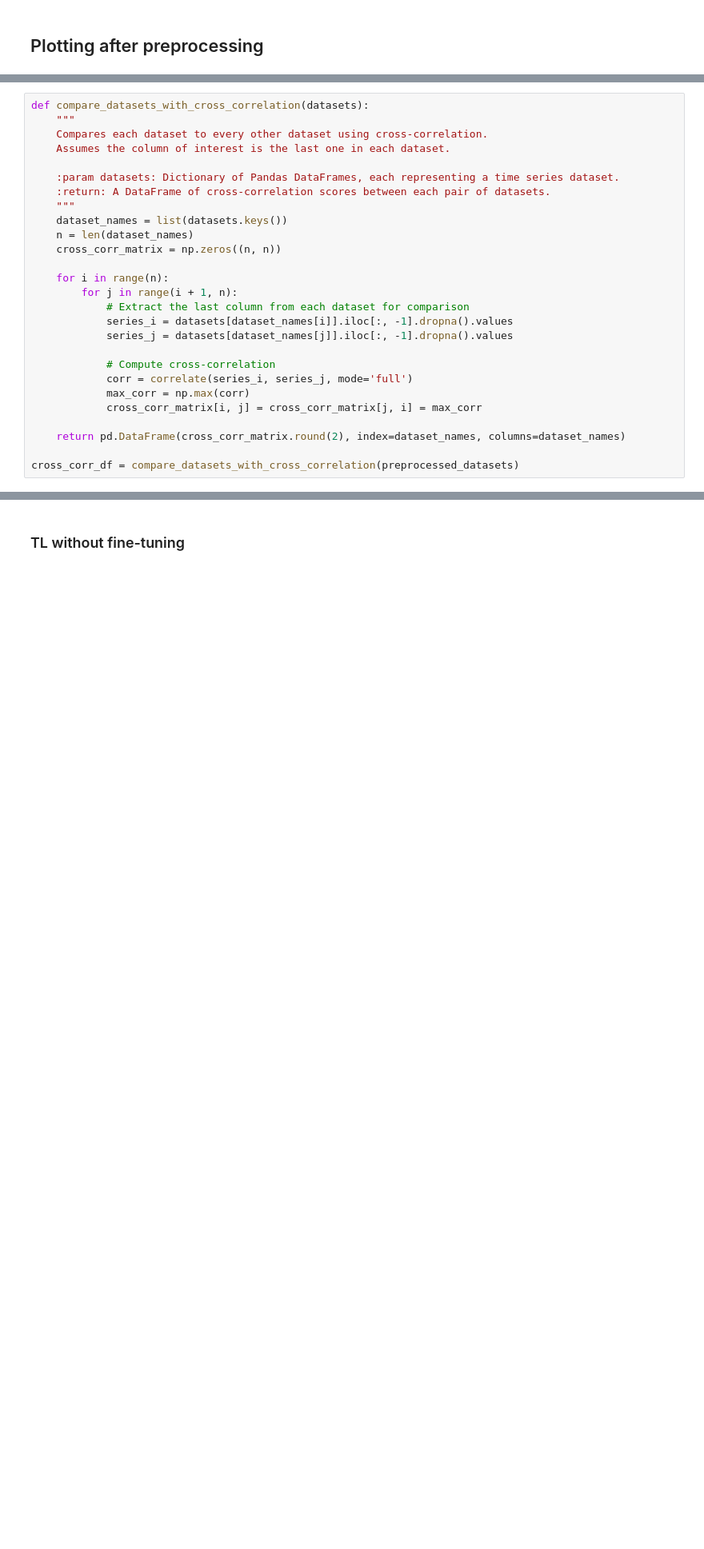
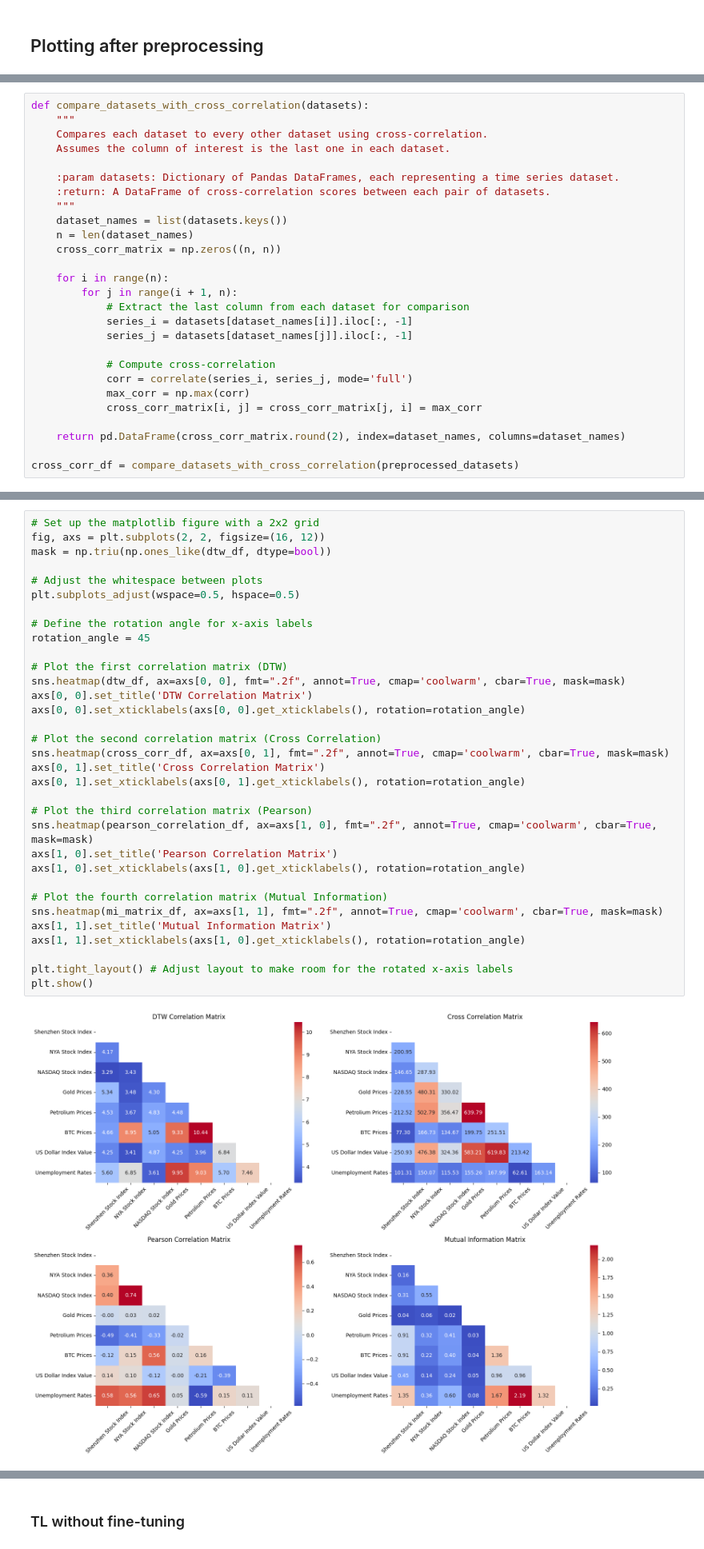
Before and after one commit to kimkynningsrud/MasterThesis2024, a Jupyter notebook: code.ipynb, the cells around one changed output, grey strips where cells are left out. Shown at 80% size. Drawn from its saved outputs; the diff is of its cells as text; blank space fills up the shorter version.

```diff
--- a/code.ipynb
+++ b/code.ipynb
@@ -472,8 +437,8 @@ def compare_datasets_with_cross_correlation(datasets):
     for i in range(n):
         for j in range(i + 1, n):
             # Extract the last column from each dataset for comparison
-            series_i = datasets[dataset_names[i]].iloc[:, -1].dropna().values
-            series_j = datasets[dataset_names[j]].iloc[:, -1].dropna().values
+            series_i = datasets[dataset_names[i]].iloc[:, -1]
+            series_j = datasets[dataset_names[j]].iloc[:, -1]
 
             # Compute cross-correlation
             corr = correlate(series_i, series_j, mode='full')
@@ -497 +517,36 @@ plt.show()
+# %%
+# Set up the matplotlib figure with a 2x2 grid
+fig, axs = plt.subplots(2, 2, figsize=(16, 12))
+mask = np.triu(np.ones_like(dtw_df, dtype=bool))
+
+# Adjust the whitespace between plots
+plt.subplots_adjust(wspace=0.5, hspace=0.5)
+
+# Define the rotation angle for x-axis labels
+rotation_angle = 45
+
+# Plot the first correlation matrix (DTW)
+sns.heatmap(dtw_df, ax=axs[0, 0], fmt=".2f", annot=True, cmap='coolwarm', cbar=True, mask=mask)
+axs[0, 0].set_title('DTW Correlation Matrix')
+axs[0, 0].set_xticklabels(axs[0, 0].get_xticklabels(), rotation=rotation_angle)
+
+# Plot the second correlation matrix (Cross Correlation)
+sns.heatmap(cross_corr_df, ax=axs[0, 1], fmt=".2f", annot=True, cmap='coolwarm', cbar=True, mask=mask)
+axs[0, 1].set_title('Cross Correlation Matrix')
+axs[0, 1].set_xticklabels(axs[0, 1].get_xticklabels(), rotation=rotation_angle)
+
+# Plot the third correlation matrix (Pearson)
+sns.heatmap(pearson_correlation_df, ax=axs[1, 0], fmt=".2f", annot=True, cmap='coolwarm', cbar=True, mask=mask)
+axs[1, 0].set_title('Pearson Correlation Matrix')
+axs[1, 0].set_xticklabels(axs[1, 0].get_xticklabels(), rotation=rotation_angle)
+
+# Plot the fourth correlation matrix (Mutual Information)
+sns.heatmap(mi_matrix_df, ax=axs[1, 1], fmt=".2f", annot=True, cmap='coolwarm', cbar=True, mask=mask)
+axs[1, 1].set_title('Mutual Information Matrix')
+axs[1, 1].set_xticklabels(axs[1, 0].get_xticklabels(), rotation=rotation_angle)
+
+plt.tight_layout() # Adjust layout to make room for the rotated x-axis labels
+plt.show()
+# %% [output]
+[figure, added]
 # %% [markdown]
```
Also changed, not shown: parts of 59 cells of this notebook.
